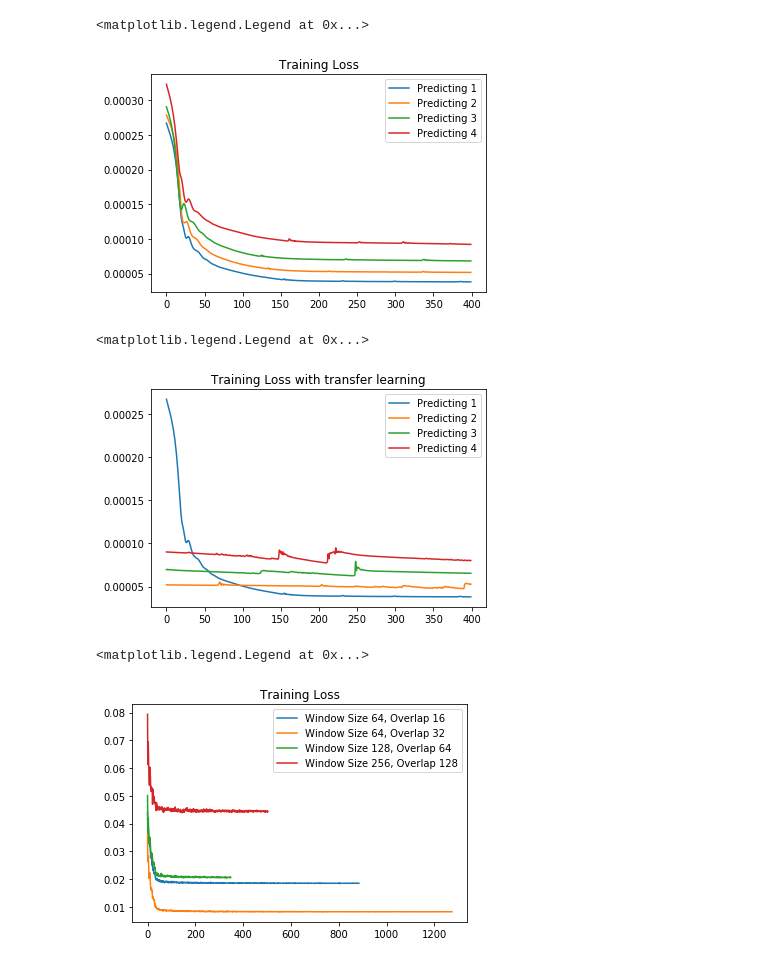
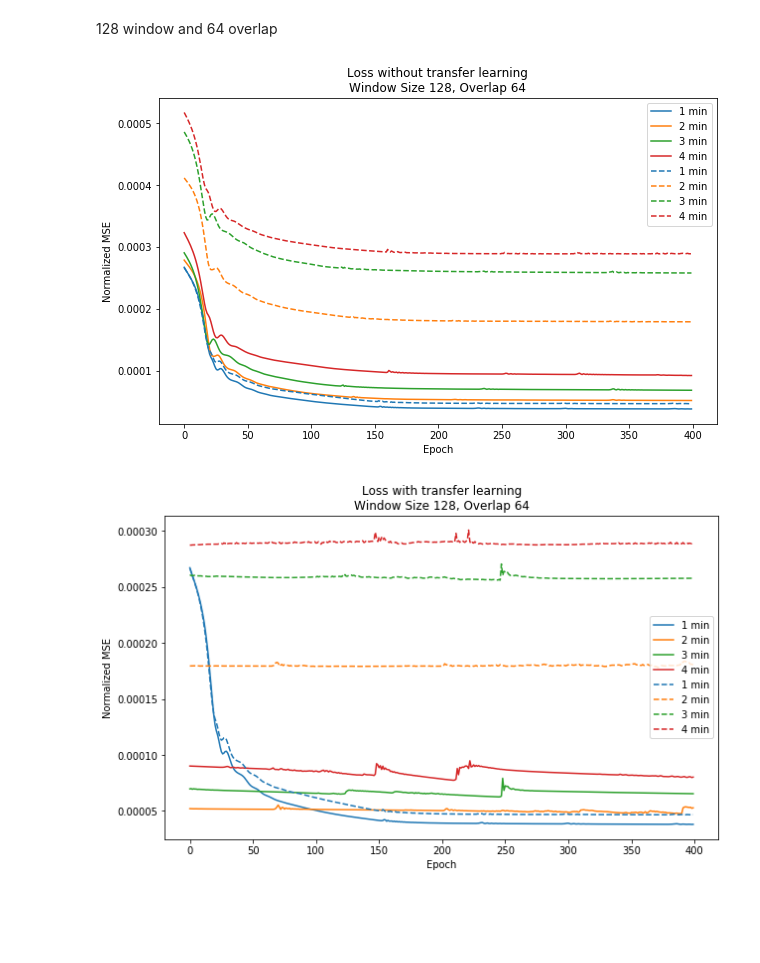
Before and after one commit to zdavidli/bloomberg-stock-prediction, a Jupyter notebook: plotting/loss.ipynb, the cells around one changed output. Cells and saved outputs as stored; diff of their text form; code cells hidden in the pictures; blank space fills up the shorter version.

Commit message:
figures

```diff
--- a/plotting/loss.ipynb
+++ b/plotting/loss.ipynb
@@ -211,38 +567,41 @@ with open('../csv/LSTMx2.128bs64o400epochs+32transfer.csv', 'r') as f:
+# %% [markdown]
+128 window and 64 overlap
 # %%
-plt.figure()
-plt.plot(train['128_64o_2_pred1'], label='Predicting 1 future minute')
-plt.plot(train['128_64o_2_pred2'], label='Predicting 2 future minutes')
-plt.plot(train['128_64o_2_pred3'], label='Predicting 3 future minutes')
-plt.plot(train['128_64o_2_pred4'], label='Predicting 4 future minutes')
+plt.figure(figsize=(10, 6))
+plt.title('Loss without transfer learning\nWindow Size 128, Overlap 64')
+plt.plot(train['128_64o_2_pred1'], color='tab:blue', label='1 min')
+plt.plot(train['128_64o_2_pred2'], color='tab:orange', label='2 min')
+plt.plot(train['128_64o_2_pred3'], color='tab:green', label='3 min')
+plt.plot(train['128_64o_2_pred4'], color='tab:red', label='4 min')
+plt.plot(val['128_64o_2_pred1'], color='tab:blue', ls='dashed', label='1 min')
+plt.plot(val['128_64o_2_pred2'], color='tab:orange', ls='dashed', label='2 min')
+plt.plot(val['128_64o_2_pred3'], color='tab:green', ls='dashed', label='3 min')
+plt.plot(val['128_64o_2_pred4'], color='tab:red', ls='dashed',label='4 min')
 # plt.plot(train['128_64o_2_pred8'], label='Predicting 8')
 # plt.plot(train['128_64o_2_pred16'], label='Predicting 16')
-plt.title('Training Loss')
-plt.legend()
-plt.savefig('../figures/pred_future.svg')
+plt.legend(bbox_to_anchor=(1, 1))
+plt.xlabel('Epoch')
+plt.ylabel('Normalized MSE')
+plt.savefig('../figures/pred_future_no_transfer_128window.pdf')
 # %% [output]
-<matplotlib.legend.Legend at 0x...>
-[figure, old version]
+[figure, new version]
 # %%
-plt.figure()
-plt.title('Training Loss with transfer learning')
-plt.plot(train['128_64o_2_pred1transfer'], label='Predicting 1')
-plt.plot(train['128_64o_2_pred2transfer'], label='Predicting 2')
-plt.plot(train['128_64o_2_pred3transfer'], label='Predicting 3')
-plt.plot(train['128_64o_2_pred4transfer'], label='Predicting 4')
+plt.figure(figsize=(10,6))
+plt.title('Loss with transfer learning\nWindow Size 128, Overlap 64')
+plt.plot(train['128_64o_2_pred1transfer'], color='tab:blue', label='1 min')
+plt.plot(train['128_64o_2_pred2transfer'], color='tab:orange', label='2 min')
+plt.plot(train['128_64o_2_pred3transfer'], color='tab:green', label='3 min')
+plt.plot(train['128_64o_2_pred4transfer'], color='tab:red', label='4 min')
+plt.plot(val['128_64o_2_pred1transfer'], color='tab:blue', ls='dashed', label='1 min')
+plt.plot(val['128_64o_2_pred2transfer'], color='tab:orange', ls='dashed', label='2 min')
+plt.plot(val['128_64o_2_pred3transfer'], color='tab:green', ls='dashed', label='3 min')
+plt.plot(val['128_64o_2_pred4transfer'], color='tab:red', ls='dashed',label='4 min')
 # plt.plot(train['128_64o_2_pred8'], label='Predicting 8')
 # plt.plot(train['128_64o_2_pred16'], label='Predicting 16')
+# plt.legend(bbox_to_anchor=(1, 1))
 plt.legend()
+plt.xlabel('Epoch')
+plt.ylabel('Normalized MSE')
+plt.savefig('../figures/pred_future_transfer_128window.pdf')
 # %% [output]
-<matplotlib.legend.Legend at 0x...>
-[figure, old version]
+[figure, new version]
-# %%
-plt.figure()
-plt.title('Training Loss')
-plt.plot(loss_64_16o, label='Window Size 64, Overlap 16')
-plt.plot(loss_64_32o, label='Window Size 64, Overlap 32')
-plt.plot(loss_128_64o, label='Window Size 128, Overlap 64')
-plt.plot(loss_256_128o, label='Window Size 256, Overlap 128')
-plt.legend()
-# %% [output]
-<matplotlib.legend.Legend at 0x...>
-[figure, removed]
```
Also changed, not shown: parts of 19 cells of this notebook, 13 other files.
